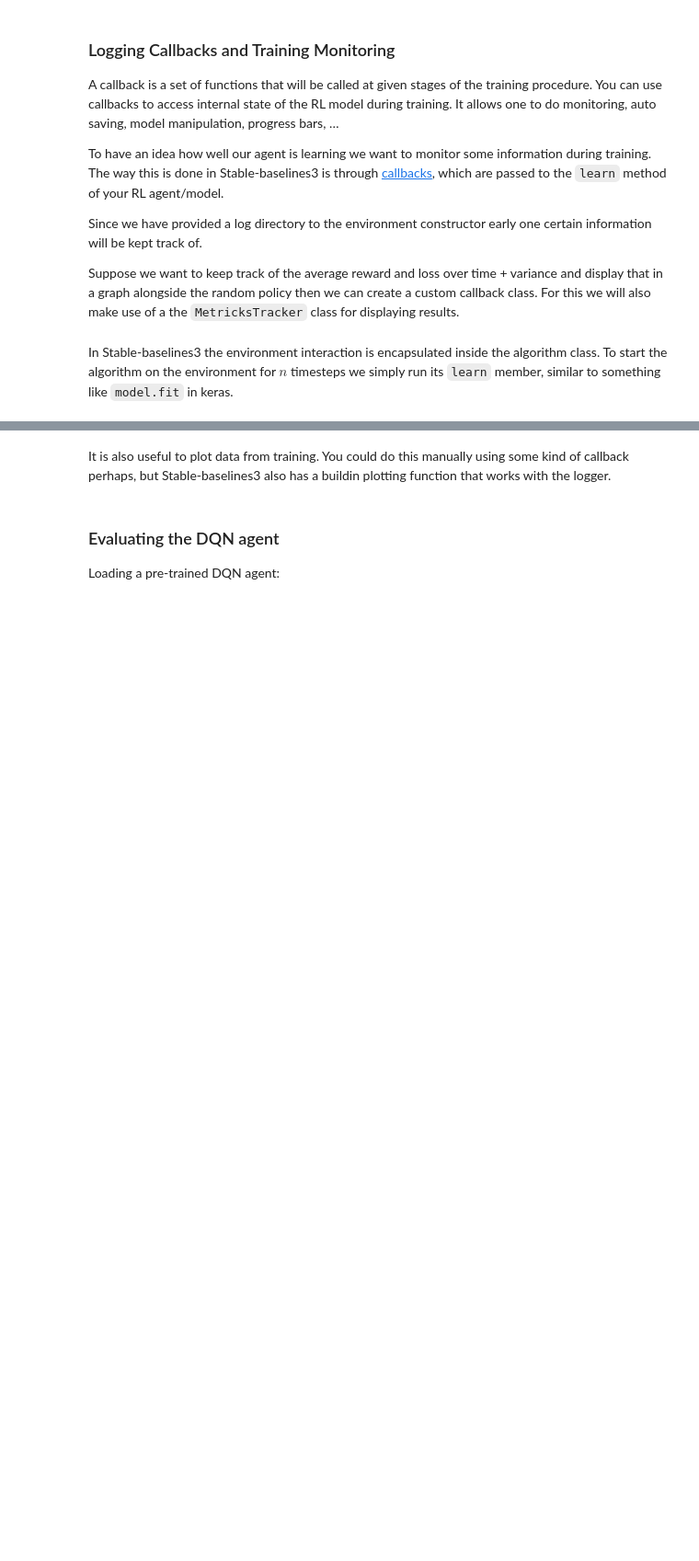
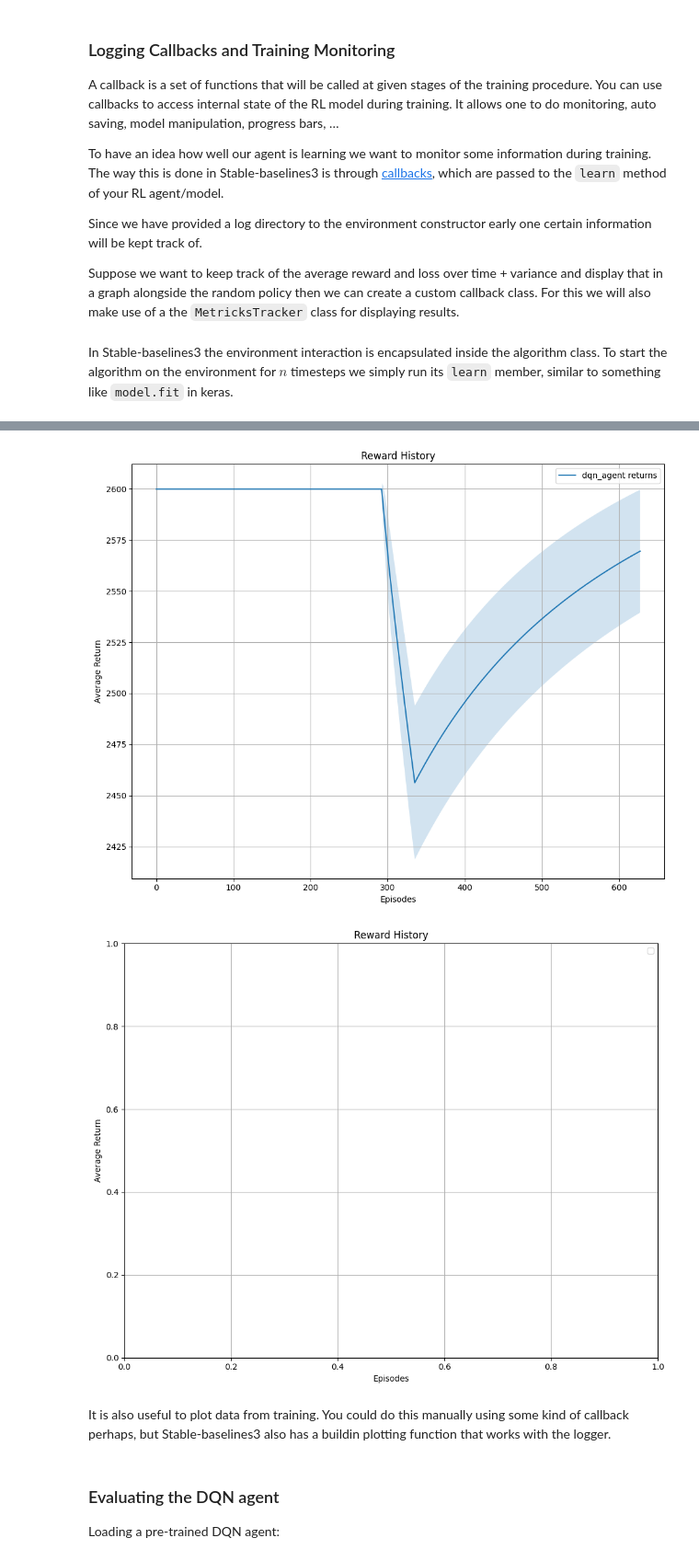
Before and after one commit to ReinforcementLearning-RUG/ReinforcementLearning-tutorials, a Jupyter notebook: notebooks/SB.ipynb, the cells around one changed output, grey strips where cells are left out. Shown at 92% size. Cells and saved outputs as stored; diff of their text form; code cells hidden in the pictures; blank space fills up the shorter version.

Commit message:
added rl agent + data

```diff
--- a/notebooks/SB.ipynb
+++ b/notebooks/SB.ipynb
@@ -160,7 +163,7 @@ class SaveOnBestTrainingRewardCallback(BaseCallback):
                     if self.verbose > 0:
                         print(f"Saving new best model to {self.save_path}.zip")
                     self.model.save(self.save_path)
-                    self.tracker.plot_rewards()
+                    self.tracker.plot_rewards(filename=self.agent_id + "rewards.png")
 
         return True
 
@@ -168,7 +171,7 @@ class SaveOnBestTrainingRewardCallback(BaseCallback):
         """
         This event is triggered before exiting the `learn()` method.
         """
-        self.tracker.plot_rewards()
+        self.tracker.plot_rewards(filename=self.agent_id + "rewards.png")
 # %% [markdown]
 In Stable-baselines3 the environment interaction is encapsulated inside the algorithm class. To start the algorithm on the environment for $n$ timesteps we simply run its `learn` member, similar to something like `model.fit` in keras.
 # %%
@@ -176,9 +179,8 @@ from notebooks.util.randomagentloop import run_random_gymnasium_loop
 
 num_time_steps = 2500
 
+model.learn(total_timesteps=num_time_steps, callback=SaveOnBestTrainingRewardCallback(check_freq=1000, log_dir=log_directory, agent_id="dqn_agent"))    # If you are training for a long time I would do it in a source file and not a jupyter notebook.
 run_random_gymnasium_loop('ALE/DonkeyKong-v5', num_time_steps)
-model.learn(total_timesteps=num_time_steps, callback=SaveOnBestTrainingRewardCallback(check_freq=1000, log_dir=log_directory))    # If you are training for a long time I would do it in a source file and not a jupyter notebook.
-# model.save("dqn_train_ex_dk")
 # %% [output]
 ----------------------------------
 | rollout/            |          |
@@ -200,3 +203,5 @@ model.learn(total_timesteps=num_time_steps, callback=SaveOnBestTrainingRewardCal
+[figure, added]
+[figure, added]
 # %% [markdown]
 It is also useful to plot data from training. You could do this manually using some kind of callback perhaps, but Stable-baselines3 also has a buildin plotting function that works with the logger.
 # %%
```
Also changed, not shown: parts of 6 cells of this notebook, 17 other files.
